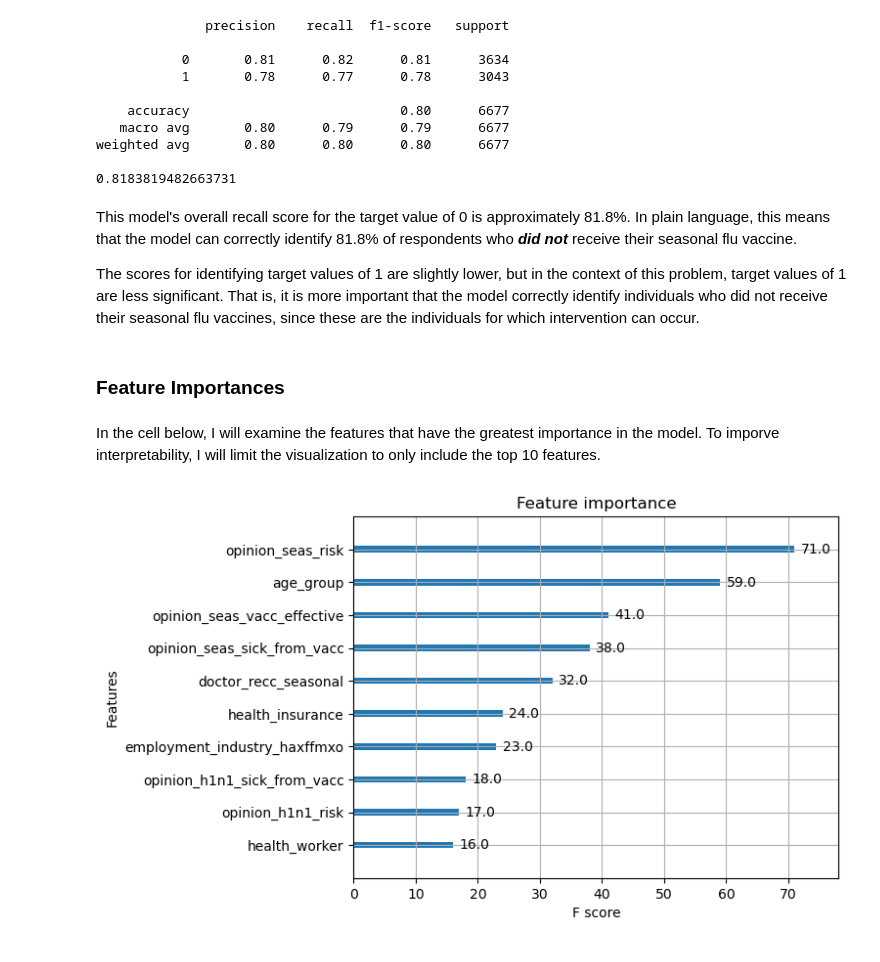
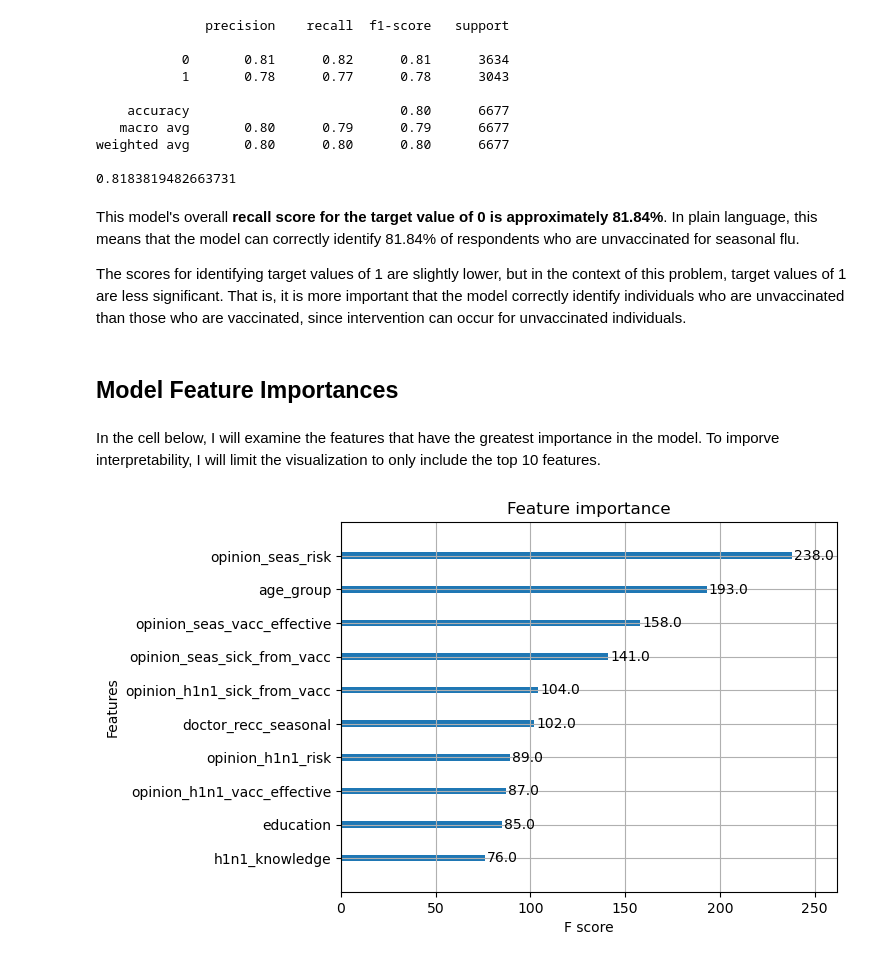
Before and after one commit to ccsurratt/seasonal_flu_vaccine_model, a Jupyter notebook: notebook.ipynb, the cells around one changed output. Saved outputs shown, nothing was run; the diff lists cells and outputs as text; code cells hidden in the pictures.

```diff
--- a/notebook.ipynb
+++ b/notebook.ipynb
@@ -1512,19 +1563,19 @@ weighted avg       0.80      0.80      0.80      6677
 
 0.8183819482663731
 # %% [markdown]
-This model's overall recall score for the target value of 0 is approximately 81.8%. In plain language, this means that the model can correctly identify 81.8% of respondents who **_did not_** receive their seasonal flu vaccine.
+This model's overall **recall score for the target value of 0 is approximately 81.84%**. In plain language, this means that the model can correctly identify 81.84% of respondents who are unvaccinated for seasonal flu.
 
-The scores for identifying target values of 1 are slightly lower, but in the context of this problem, target values of 1 are less significant. That is, it is more important that the model correctly identify individuals who did not receive their seasonal flu vaccines, since these are the individuals for which intervention can occur.
+The scores for identifying target values of 1 are slightly lower, but in the context of this problem, target values of 1 are less significant. That is, it is more important that the model correctly identify individuals who are unvaccinated than those who are vaccinated, since intervention can occur for unvaccinated individuals.
 # %% [markdown]
-### Feature Importances
+## Model Feature Importances
 # %% [markdown]
 In the cell below, I will examine the features that have the greatest importance in the model. To imporve interpretability, I will limit the visualization to only include the top 10 features.
 # %%
 from xgboost import plot_importance
 
-plot_importance(finetuned_xg_3.best_estimator_, max_num_features=10);
+plot_importance(gridsearch_xg.best_estimator_, max_num_features=10);
 # %% [output]
-[figure, old version]
+[figure, new version]
 # %% [markdown]
 The 10 most important features (including their [descriptions](https://www.drivendata.org/competitions/66/flu-shot-learning/page/211/) from the dataset) are:
 * opinion_seas_risk - Respondent's opinion about risk of getting sick with seasonal flu without vaccine
```
Also changed, not shown: parts of 35 cells of this notebook, 3 other files.
